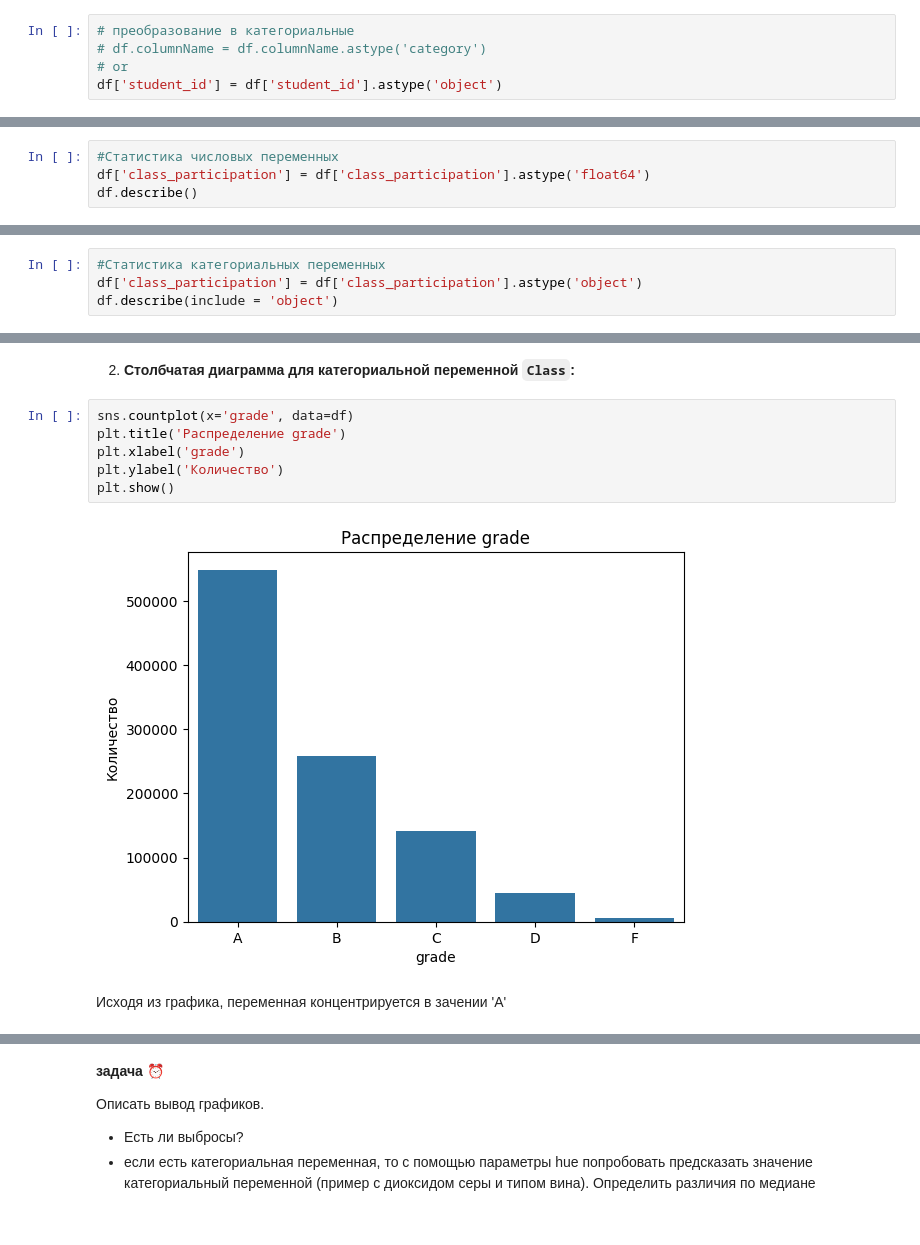
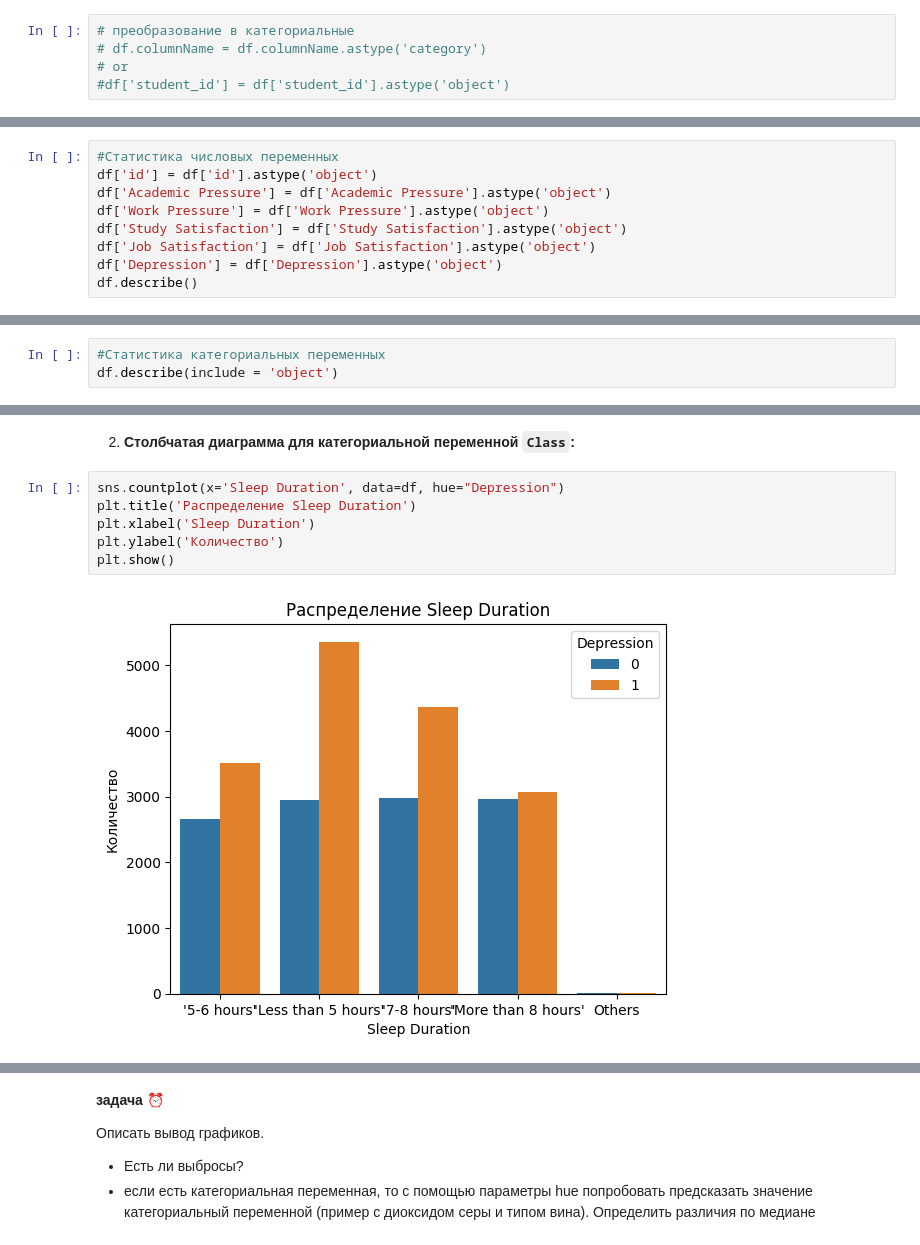
Before and after one commit to Danata117/ML, a Jupyter notebook: ML_Praktika1.ipynb, the cells around one changed output, grey strips where cells are left out. Saved outputs shown, nothing was run; the diff lists cells and outputs as text.

```diff
--- a/ML_Praktika1.ipynb
+++ b/ML_Praktika1.ipynb
@@ -100,7 +178,7 @@ df.describe() # include=all (вывод включая категориальн
 # преобразование в категориальные
 # df.columnName = df.columnName.astype('category')
 # or
-df['student_id'] = df['student_id'].astype('object')
+#df['student_id'] = df['student_id'].astype('object')
 # %%
 # Вывод колонок в наборе данных
 df.columns
@@ -174,0 +302,9 @@ p.s. если существует несколько гипотез к како
+# %%
+#Статистика числовых переменных
+df['id'] = df['id'].astype('object')
+df['Academic Pressure'] = df['Academic Pressure'].astype('object')
+df['Work Pressure'] = df['Work Pressure'].astype('object')
+df['Study Satisfaction'] = df['Study Satisfaction'].astype('object')
+df['Job Satisfaction'] = df['Job Satisfaction'].astype('object')
+df['Depression'] = df['Depression'].astype('object')
+df.describe()
@@ -175,5 +321,4 @@ p.s. если существует несколько гипотез к како
 # %%
-#Статистика числовых переменных
-df['class_participation'] = df['class_participation'].astype('float64')
-df.describe()
+#Статистика категориальных переменных
+df.describe(include = 'object')
 # %% [output]
@@ -189,4 +329,0 @@ df.describe()
-# %%
-#Статистика категориальных переменных
-df['class_participation'] = df['class_participation'].astype('object')
-df.describe(include = 'object')
@@ -301,12 +454,10 @@ plt.show()
 # %% [markdown]
 2. **Столбчатая диаграмма для категориальной переменной `Class`:**
 # %%
-sns.countplot(x='grade', data=df)
-plt.title('Распределение grade')
-plt.xlabel('grade')
+sns.countplot(x='Sleep Duration', data=df, hue="Depression")
+plt.title('Распределение Sleep Duration')
+plt.xlabel('Sleep Duration')
 plt.ylabel('Количество')
 plt.show()
 # %% [output]
-[figure, old version]
+[figure, new version]
-# %% [markdown]
-Исходя из графика, переменная концентрируется в зачении 'A'
```
Also changed, not shown: parts of 55 cells of this notebook.
